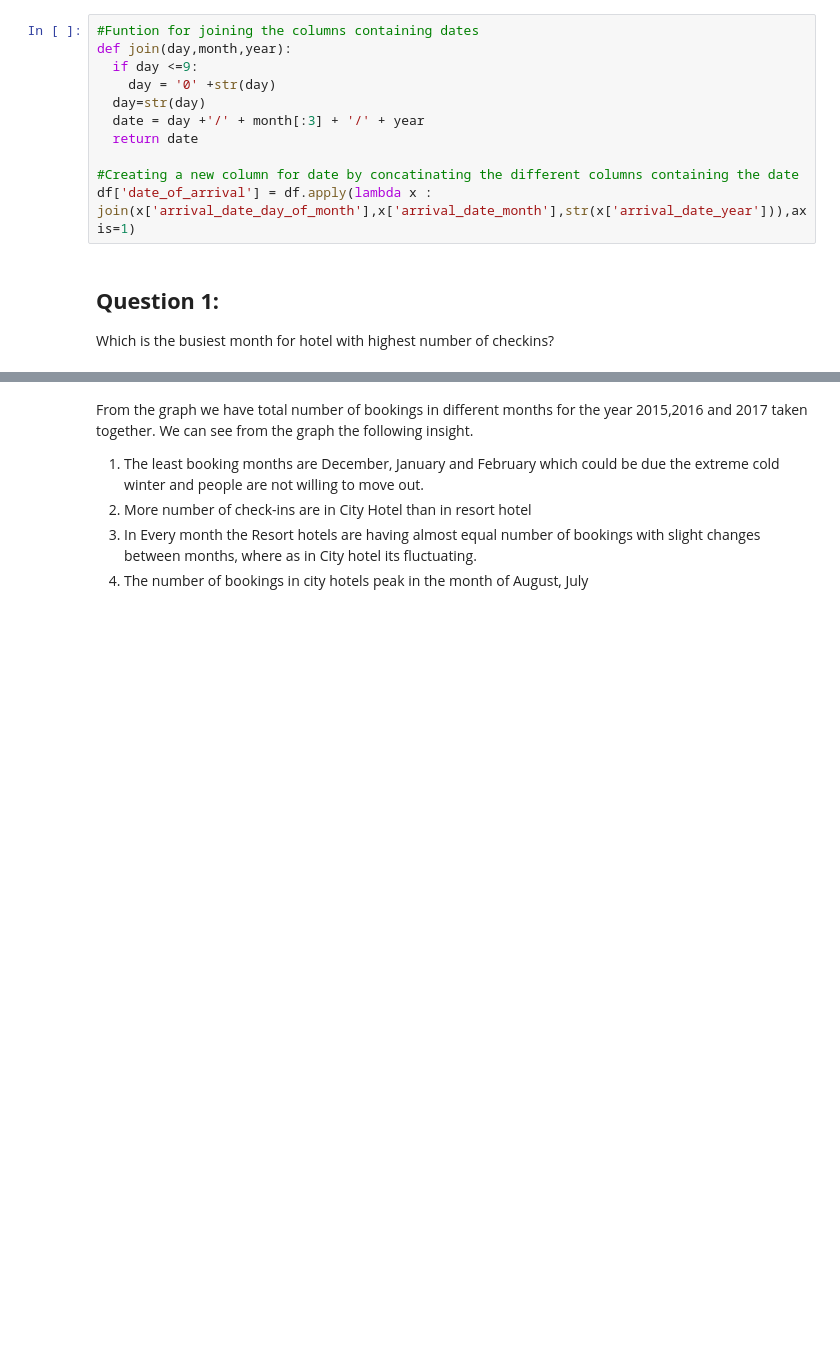
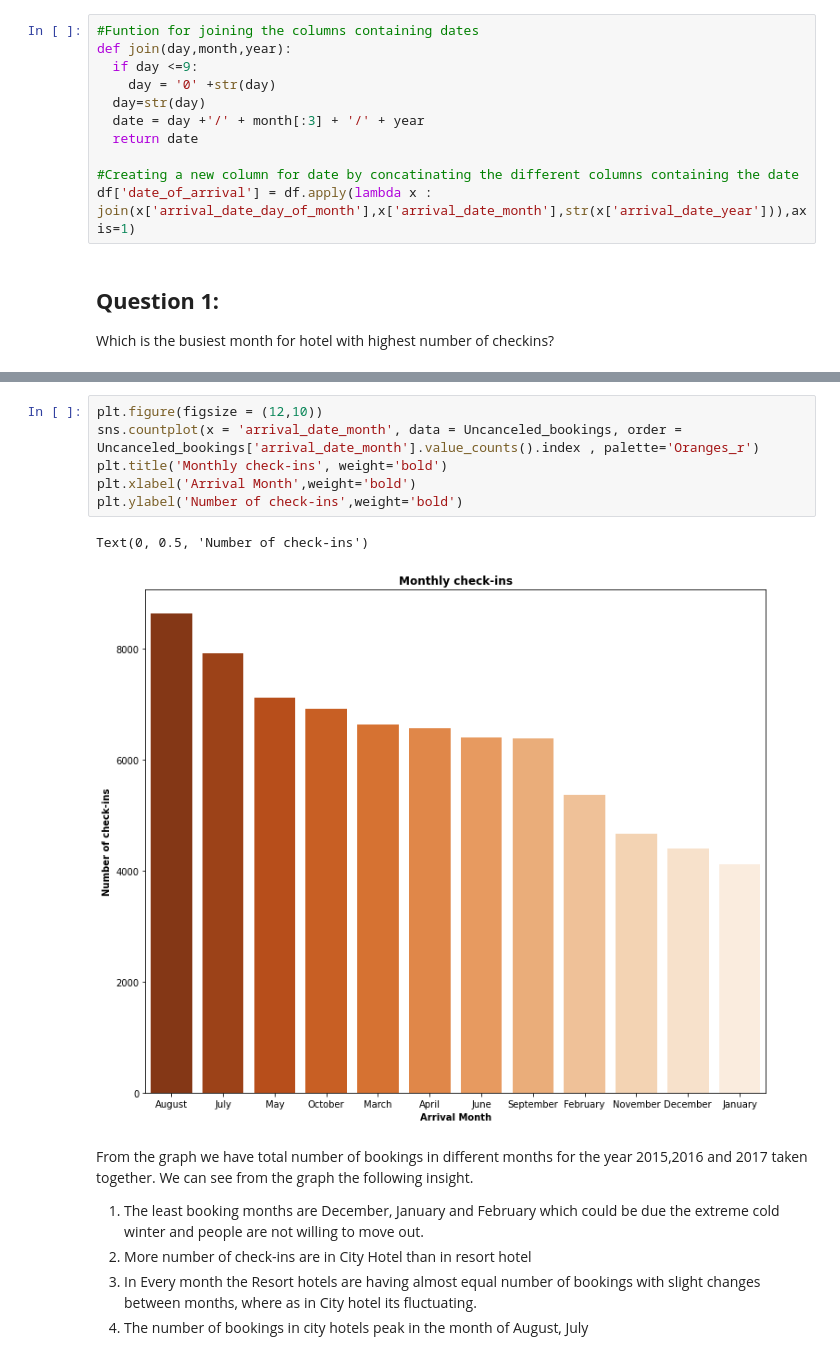
Before and after one commit to Subin-pds/Hotel-booking-Analysis, a Jupyter notebook: Hotel_Booking_Analysis_(Subin)_Capstone_Project.ipynb, the cells around one changed output, grey strips where cells are left out. Drawn from its saved outputs; the diff is of its cells as text; blank space fills up the shorter version.

Commit message:
included countplot

```diff
--- a/Hotel_Booking_Analysis_(Subin)_Capstone_Project.ipynb
+++ b/Hotel_Booking_Analysis_(Subin)_Capstone_Project.ipynb
@@ -107,3 +200,12 @@ Text(0, 0.5, 'Number of Bookings')
+# %%
+plt.figure(figsize = (12,10))
+sns.countplot(x = 'arrival_date_month', data = Uncanceled_bookings, order = Uncanceled_bookings['arrival_date_month'].value_counts().index , palette='Oranges_r')
+plt.title('Monthly check-ins', weight='bold')
+plt.xlabel('Arrival Month',weight='bold')
+plt.ylabel('Number of check-ins',weight='bold')
+# %% [output]
+Text(0, 0.5, 'Number of check-ins')
+[figure, added]
 # %% [markdown]
 From the graph we have total number of bookings in different months for the year 2015,2016 and 2017 taken together. We can see from the graph the following insight.
 1. The least booking months are December, January and February which could be due the extreme cold winter and people are not willing to move out.
```
Also changed, not shown: parts of 20 cells of this notebook.
